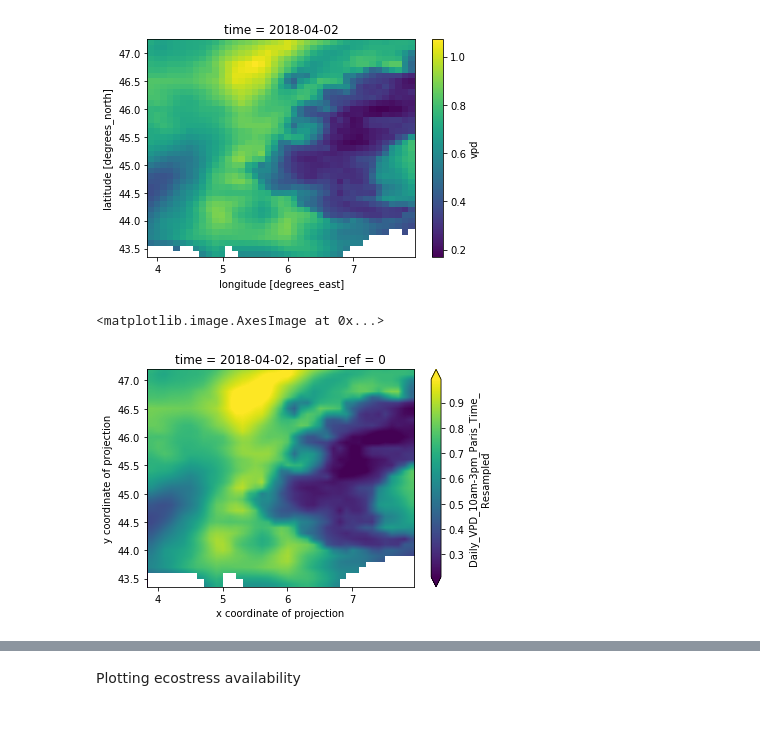
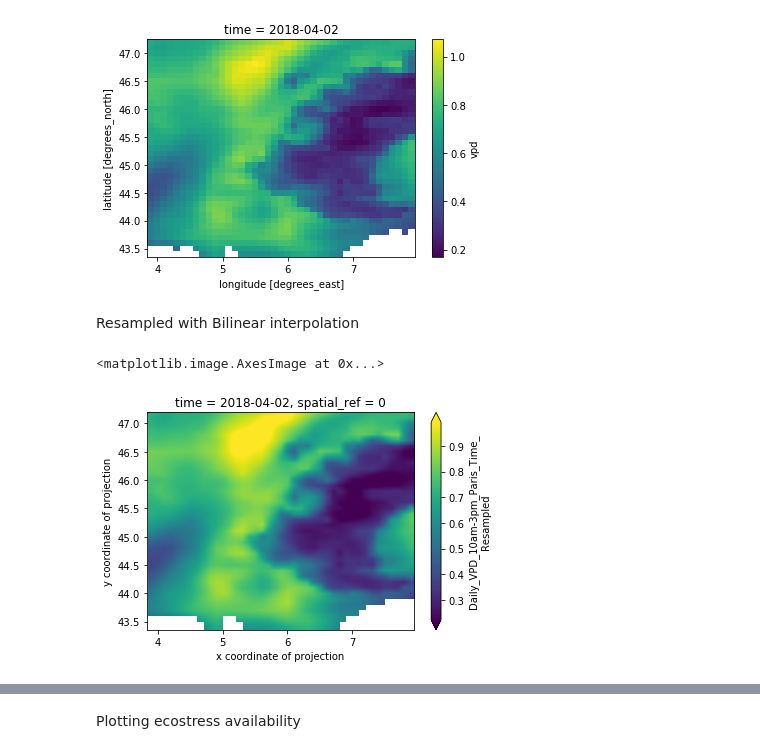
Before and after one commit to ecohydro/rhone-ecostress, a Jupyter notebook: notebooks/ECOSTRESS_Stacking.ipynb, the cells around one changed output, grey strips where cells are left out. Saved outputs shown, nothing was run; the diff lists cells and outputs as text; code cells hidden in the pictures; blank space fills up the shorter version.

```diff
--- a/notebooks/ECOSTRESS_Stacking.ipynb
+++ b/notebooks/ECOSTRESS_Stacking.ipynb
@@ -15,7 +15,8 @@ from dask.distributed import Client
 import matplotlib.pyplot as plt
 
 n_partitions = 8
-root_path = Path("/scratch/rave/rhone-ecostress-data/")
+root_path = Path("/mnt/ecostress/rhone-ecostress-data/")
+tempdir = Path("/home/ryan/work/tmp")
 
 with open(f"{root_path}/geo-countries/archive/countries.geojson", "rb") as f:
     all_countries_geojson = json.loads(f.read())
@@ -69,8 +70,6 @@ whole_tif_etdaily_paths, csv_et_paths, xml_et_paths = eio.separate_extensions(et
 # %% [markdown]
 Clipping all et tifs, takes about 10 min with threading.
 # %%
-tempdir = Path("/scratch/rave/tmp")
-
 clipped_scene_paths = [Path(p) for p in tempdir.glob("*clipped*")]
 
 if clipped_scene_paths == []:
@@ -201,17 +180,23 @@ np.float32(1).itemsize * np.prod([395, 6101, 6558]) / 1e9
 # %%
 from rasterio.enums import Resampling
 import os
-
-resampled_vpd_path = os.path.join(tempdir, "Daily_VPD_10am-3pm_Paris_Time_Resampled.nc")
+dataset_filename = "Daily_VPD_10am-3pm_Paris_Time_Resampled.nc"
+dataset_name = dataset_filename.split(".")[0]
+resampled_vpd_path = os.path.join(root_path, dataset_filename)
 
 if os.path.isfile(resampled_vpd_path):
 
-    resampled_vpd = xa.open_dataset(resampled_vpd_path, chunks = {"time": 1, "y": 6101, "x": 6558})
-
+    resampled_vpd_ds = xa.open_dataset(resampled_vpd_path, chunks = {"time": 1, "y": 6101, "x": 6558})
+    resampled_vpd_da = resampled_vpd_ds[dataset_name]
 else:
 
-    resampled_vpd = daytime_vpd_daily.rio.reproject_match(et_tseries[0], resampling = Resampling.bilinear)
+    resampled_vpd_da = daytime_vpd_daily.rio.reproject_match(et_tseries[0], resampling = Resampling.bilinear)
 
-    resampled_vpd.name = "Daily_VPD_10am-3pm_Paris_Time_Resampled"
+    resampled_vpd.name = dataset_name
 
-    eio.write_netcdf(resampled_vpd, tempdir)
+    eio.write_netcdf(resampled_vpd_da, resampled_vpd_path)
+
+    del resampled_vpd_da
+
+    resampled_vpd_ds = xa.open_dataset(resampled_vpd_path, chunks = {"time": 1, "y": 6101, "x": 6558})
+    resampled_vpd_da = resampled_vpd_ds[dataset_name]
@@ -222,8 +207,10 @@ daytime_vpd_daily[1].plot.imshow()
 # %% [output]
 <matplotlib.image.AxesImage at 0x...>
 [figure]
+# %% [markdown]
+Resampled with Bilinear interpolation
 # %%
-resampled_vpd[1].plot.imshow(robust=True)
+resampled_vpd_da[1].plot.imshow(robust=True)
 # %% [output]
 <matplotlib.image.AxesImage at 0x...>
-[figure, old version]
+[figure, new version]
```
Also changed, not shown: parts of 15 cells of this notebook, 1 other file.
